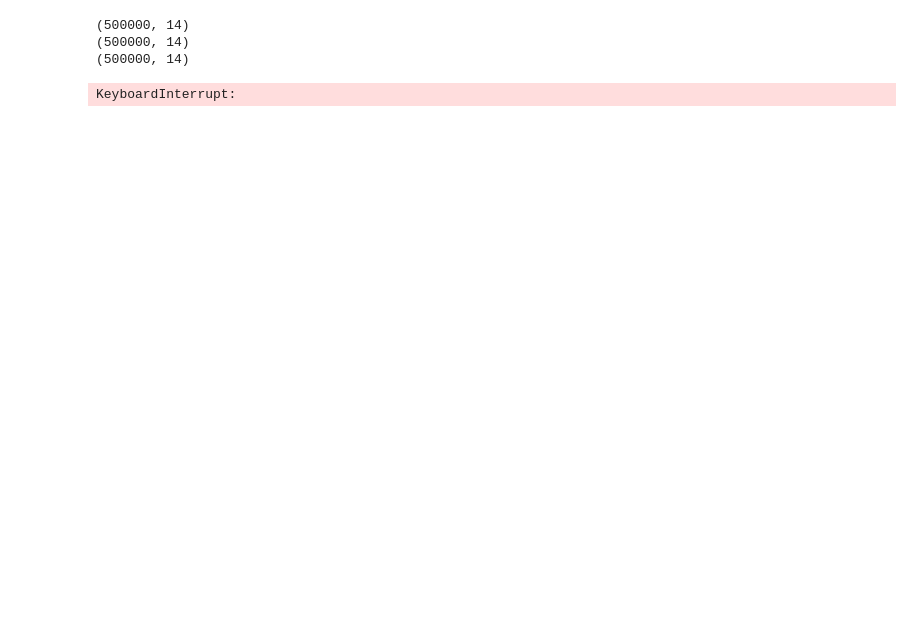
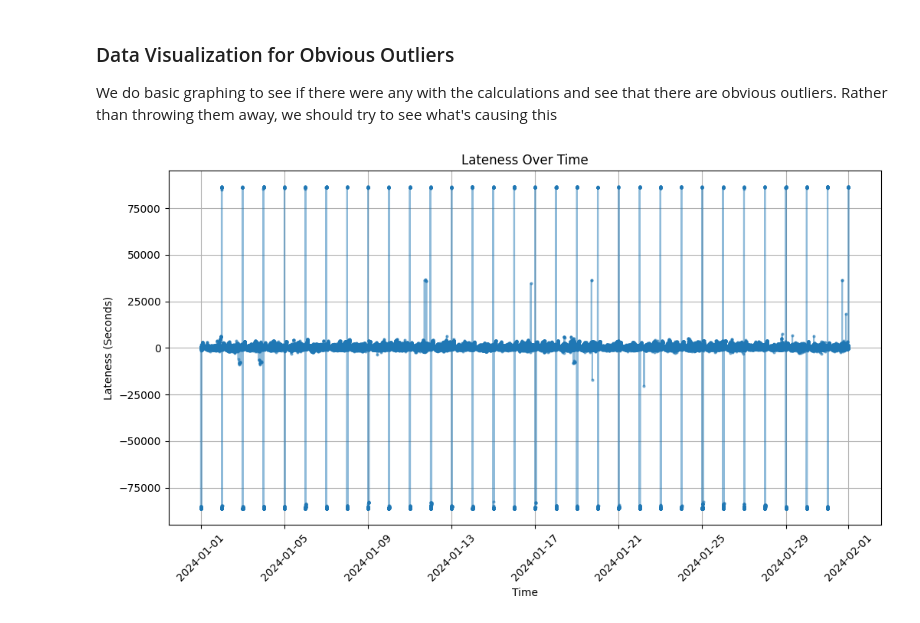
Before and after one commit to KKeySimon/BostonBusEquity, a Jupyter notebook: simon.ipynb, the cells around one changed output. Drawn from its saved outputs; the diff is of its cells as text; code cells hidden in the pictures; blank space fills up the shorter version.

```diff
--- a/simon.ipynb
+++ b/simon.ipynb
@@ -1,4 +1,10 @@
 # %%
 import pandas as pd
-from collections import defaultdict
-csv_file = "MBTA-Bus-Arrival-Departure-Times_2024-01.csv"
+import glob
+from tqdm import tqdm
+import matplotlib.pyplot as plt
+
+file_pattern = "data/MBTA-Bus-Arrival-Departure-Times_2024-*.csv"
+csv_files = sorted(glob.glob(file_pattern))
+
+print(csv_files)
@@ -33,11 +62,0 @@ lateness_per_route
-# %%
-# Loading entire csv into memory crashes computer so we process in chunks
-chunk_size = 500_000
-
-for chunk in pd.read_csv(csv_file, chunksize=chunk_size):
-    print(chunk.shape)
-# %% [output]
-(500000, 14)
-(500000, 14)
-(500000, 14)
-KeyboardInterrupt:
@@ -43,0 +72,16 @@ KeyboardInterrupt:
+# %% [markdown]
+### Data Visualization for Obvious Outliers
+We do basic graphing to see if there were any with the calculations and see that there are obvious outliers. Rather than throwing them away, we should try to see what's causing this
+# %%
+lateness_df = pd.DataFrame({"timestamp": timestamps, "lateness": lateness_over_time})
+lateness_df = lateness_df.sort_values(by="timestamp")
+plt.figure(figsize=(12, 6))
+plt.plot(lateness_df["timestamp"], lateness_df["lateness"], linestyle='-', marker='o', markersize=2, alpha=0.5)
+plt.xlabel("Time")
+plt.ylabel("Lateness (Seconds)")
+plt.title("Lateness Over Time")
+plt.xticks(rotation=45)
+plt.grid(True)
+plt.show()
+# %% [output]
+[figure, added]
```
Also changed, not shown: parts of 17 cells of this notebook.
